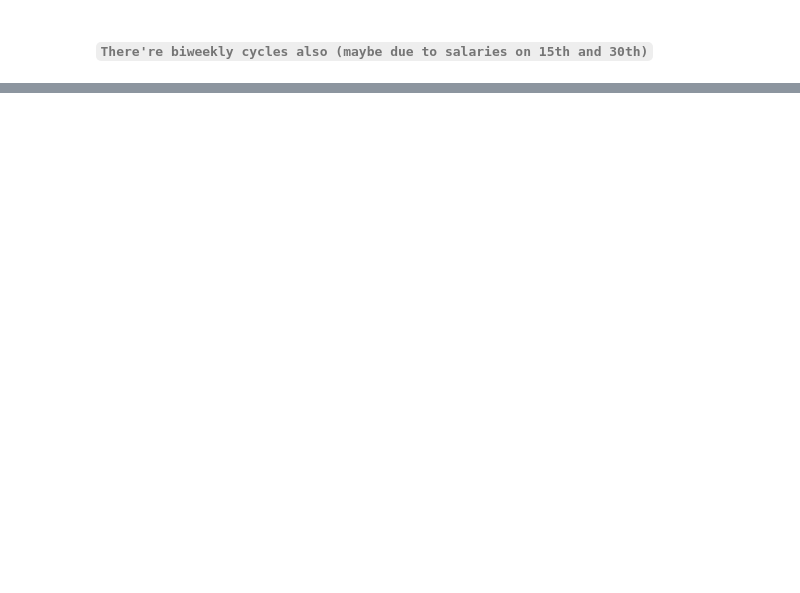
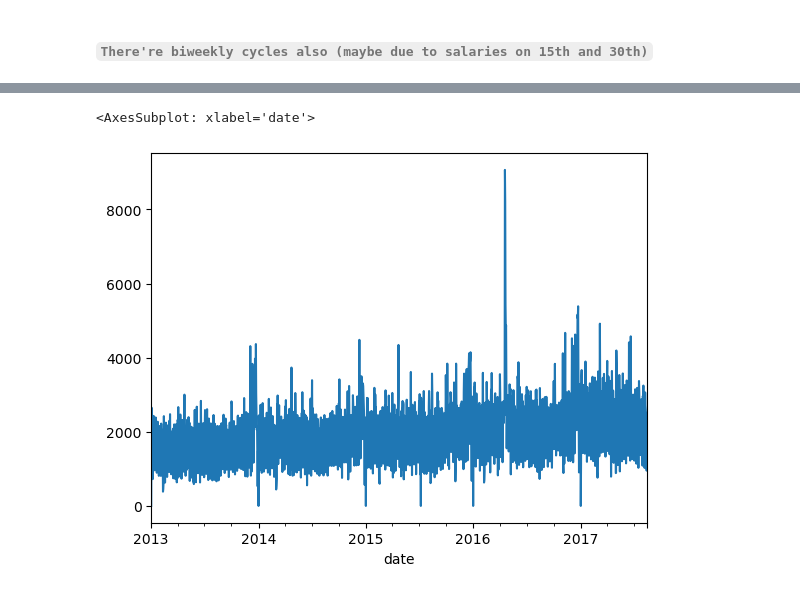
Before and after one commit to ximfac/store_sales, a Jupyter notebook: train_and_eval.ipynb, the cells around one changed output, grey strips where cells are left out. Cells and saved outputs as stored; diff of their text form; code cells hidden in the pictures; blank space fills up the shorter version.

```diff
--- a/train_and_eval.ipynb
+++ b/train_and_eval.ipynb
@@ -103,0 +150,7 @@ plot_periodogram(fl.loc[fl.family == cols[9], 'sales'].dropna())
+# %%
+y = fl.loc[fl.family == cols[12], 'sales'].dropna()
+# %%
+y.plot()
+# %% [output]
+<AxesSubplot: xlabel='date'>
+[figure, added]
```
Also changed, not shown: parts of 34 cells of this notebook, 1 other file.
